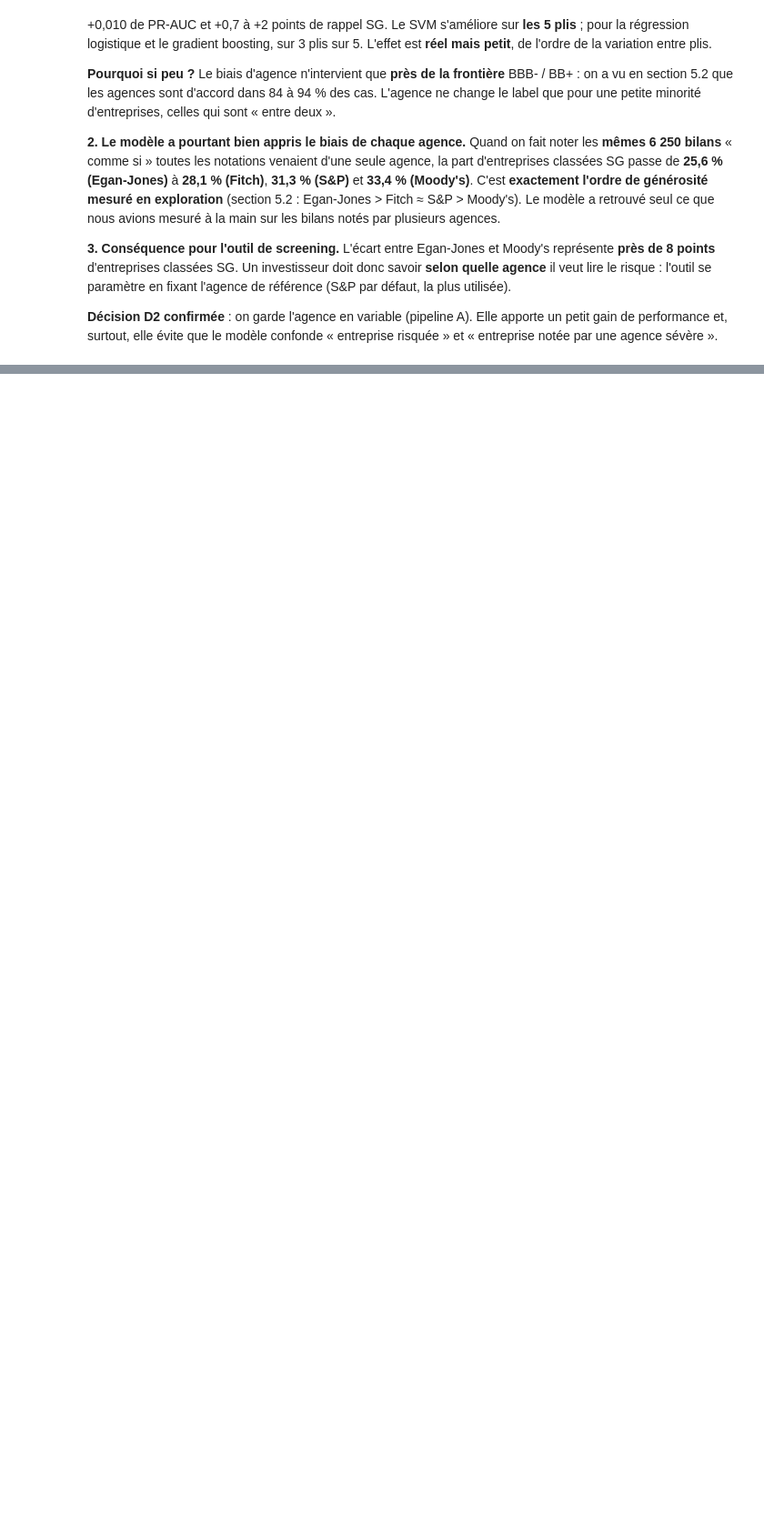
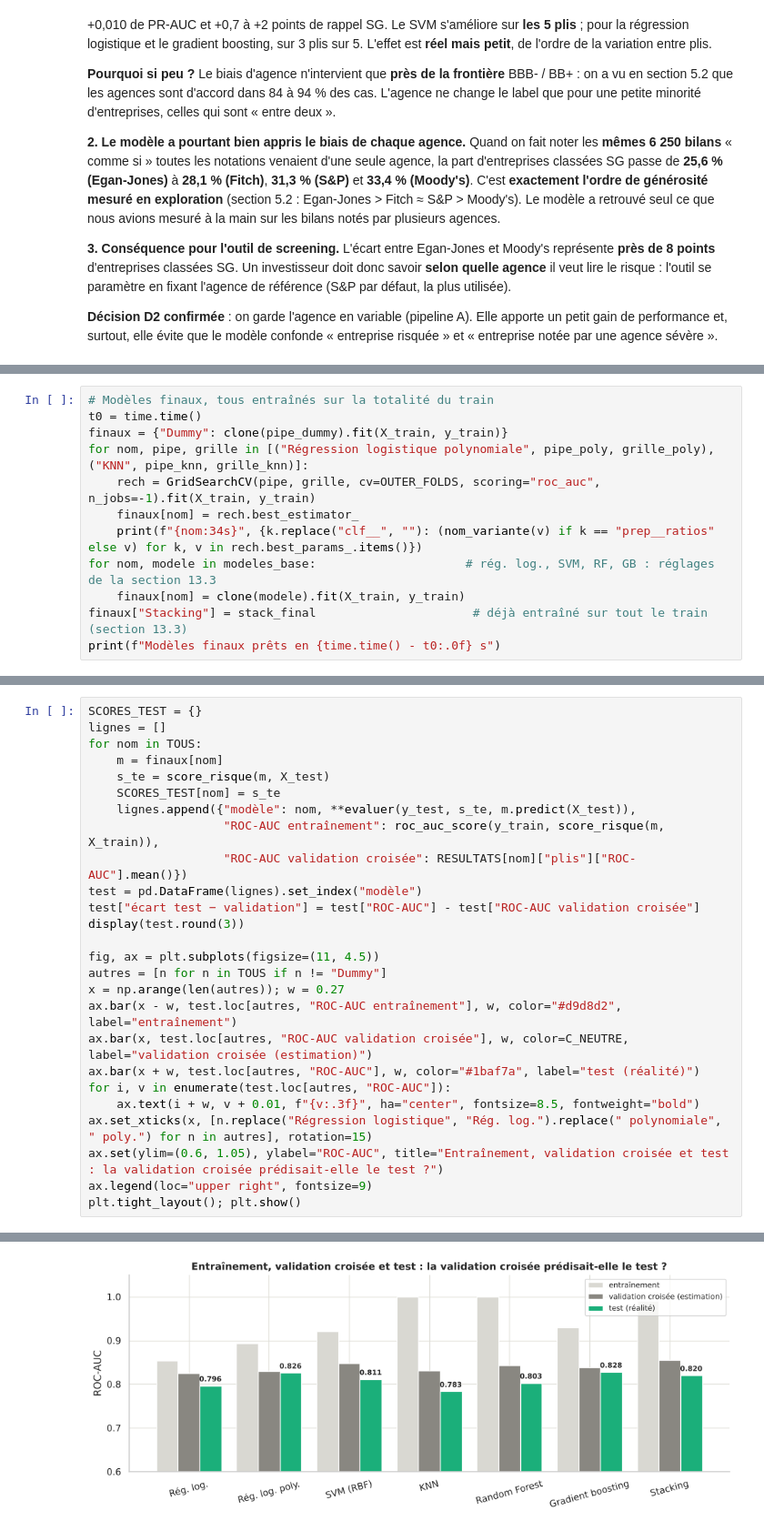
Before and after one commit to samiguessoum/hedgehogs-credit-risk-ml, a Jupyter notebook: hedgehogs_credit_risk.ipynb, the cells around one changed output, grey strips where cells are left out. Shown at 91% size. Saved outputs shown, nothing was run; the diff lists cells and outputs as text; blank space fills up the shorter version.

Commit message:
Étape 13 : évaluation finale sur le test, analyse des erreurs et conclusions de la partie 2

```diff
--- a/hedgehogs_credit_risk.ipynb
+++ b/hedgehogs_credit_risk.ipynb
@@ -2454,0 +2465,12 @@ plt.tight_layout(); plt.show()
+# %%
+# Modèles finaux, tous entraînés sur la totalité du train
+t0 = time.time()
+finaux = {"Dummy": clone(pipe_dummy).fit(X_train, y_train)}
+for nom, pipe, grille in [("Régression logistique polynomiale", pipe_poly, grille_poly), ("KNN", pipe_knn, grille_knn)]:
+    rech = GridSearchCV(pipe, grille, cv=OUTER_FOLDS, scoring="roc_auc", n_jobs=-1).fit(X_train, y_train)
+    finaux[nom] = rech.best_estimator_
+    print(f"{nom:34s}", {k.replace("clf__", ""): (nom_variante(v) if k == "prep__ratios" else v) for k, v in rech.best_params_.items()})
+for nom, modele in modeles_base:                     # rég. log., SVM, RF, GB : réglages de la section 13.3
+    finaux[nom] = clone(modele).fit(X_train, y_train)
+finaux["Stacking"] = stack_final                      # déjà entraîné sur tout le train (section 13.3)
+print(f"Modèles finaux prêts en {time.time() - t0:.0f} s")
@@ -2454,0 +2490,27 @@ plt.tight_layout(); plt.show()
+# %%
+SCORES_TEST = {}
+lignes = []
+for nom in TOUS:
+    m = finaux[nom]
+    s_te = score_risque(m, X_test)
+    SCORES_TEST[nom] = s_te
+    lignes.append({"modèle": nom, **evaluer(y_test, s_te, m.predict(X_test)),
+                   "ROC-AUC entraînement": roc_auc_score(y_train, score_risque(m, X_train)),
+                   "ROC-AUC validation croisée": RESULTATS[nom]["plis"]["ROC-AUC"].mean()})
+test = pd.DataFrame(lignes).set_index("modèle")
+test["écart test − validation"] = test["ROC-AUC"] - test["ROC-AUC validation croisée"]
+display(test.round(3))
+
+fig, ax = plt.subplots(figsize=(11, 4.5))
+autres = [n for n in TOUS if n != "Dummy"]
+x = np.arange(len(autres)); w = 0.27
+ax.bar(x - w, test.loc[autres, "ROC-AUC entraînement"], w, color="#d9d8d2", label="entraînement")
+ax.bar(x, test.loc[autres, "ROC-AUC validation croisée"], w, color=C_NEUTRE, label="validation croisée (estimation)")
+ax.bar(x + w, test.loc[autres, "ROC-AUC"], w, color="#1baf7a", label="test (réalité)")
+for i, v in enumerate(test.loc[autres, "ROC-AUC"]):
+    ax.text(i + w, v + 0.01, f"{v:.3f}", ha="center", fontsize=8.5, fontweight="bold")
+ax.set_xticks(x, [n.replace("Régression logistique", "Rég. log.").replace(" polynomiale", " poly.") for n in autres], rotation=15)
+ax.set(ylim=(0.6, 1.05), ylabel="ROC-AUC", title="Entraînement, validation croisée et test : la validation croisée prédisait-elle le test ?")
+ax.legend(loc="upper right", fontsize=9)
+plt.tight_layout(); plt.show()
+# %% [output]
@@ -2454,0 +2527 @@ plt.tight_layout(); plt.show()
+[figure, added]
```
Also changed, not shown: parts of 26 cells of this notebook, 2 other files.
